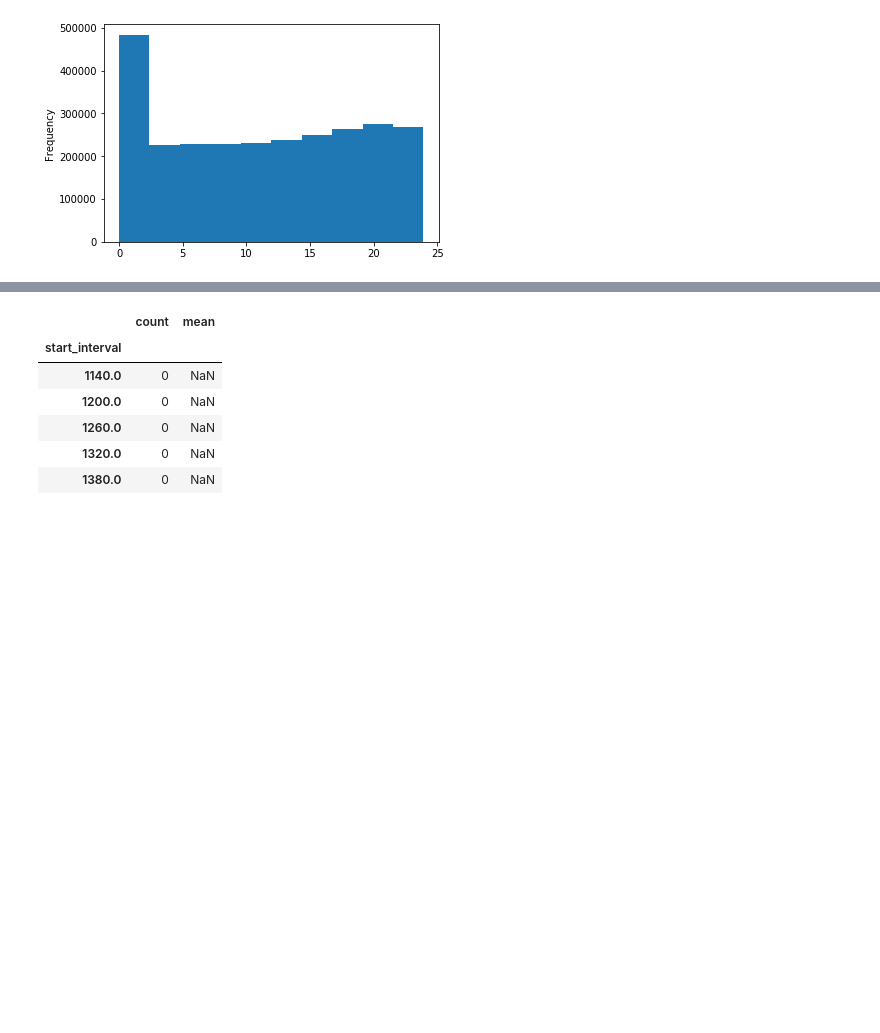
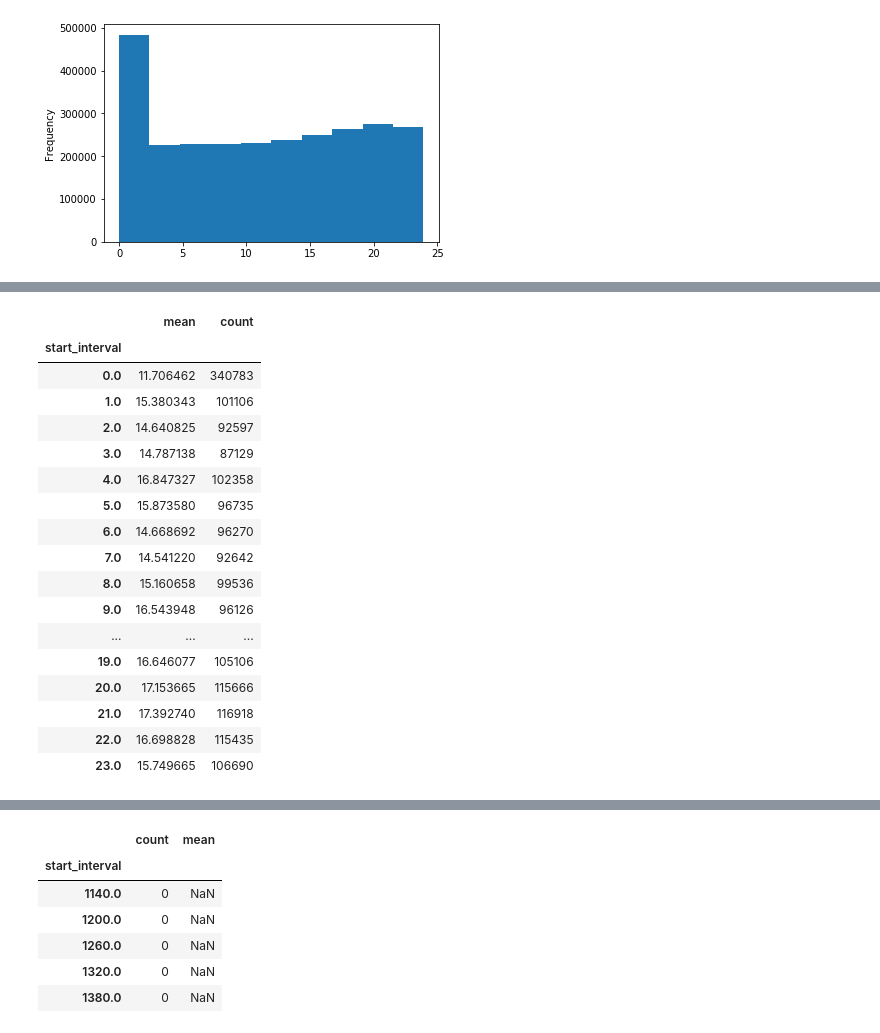
Before and after one commit to hubbs5/or-gym, a Jupyter notebook: notebooks/vm_packing.ipynb, the cells around one changed output, grey strips where cells are left out. Saved outputs shown, nothing was run; the diff lists cells and outputs as text; code cells hidden in the pictures; blank space fills up the shorter version.

```diff
--- a/notebooks/vm_packing.ipynb
+++ b/notebooks/vm_packing.ipynb
@@ -228,3 +234,24 @@ df['start_time'].plot(kind='hist')
+# %%
+starts
+# %% [output]
+|  | mean | count |
+| start_interval |  |  |
+| 0.0 | 11.706462 | 340783 |
+| 1.0 | 15.380343 | 101106 |
+| 2.0 | 14.640825 | 92597 |
+| 3.0 | 14.787138 | 87129 |
+| 4.0 | 16.847327 | 102358 |
+| 5.0 | 15.873580 | 96735 |
+| 6.0 | 14.668692 | 96270 |
+| 7.0 | 14.541220 | 92642 |
+| 8.0 | 15.160658 | 99536 |
+| 9.0 | 16.543948 | 96126 |
+| ... | ... | ... |
+| 19.0 | 16.646077 | 105106 |
+| 20.0 | 17.153665 | 115666 |
+| 21.0 | 17.392740 | 116918 |
+| 22.0 | 16.698828 | 115435 |
+| 23.0 | 15.749665 | 106690 |
 # %%
 starts['count'][1:].plot(figsize=(12,8), linewidth=3)
 plt.show()
```
Also changed, not shown: parts of 6 cells of this notebook, 4 other files.
